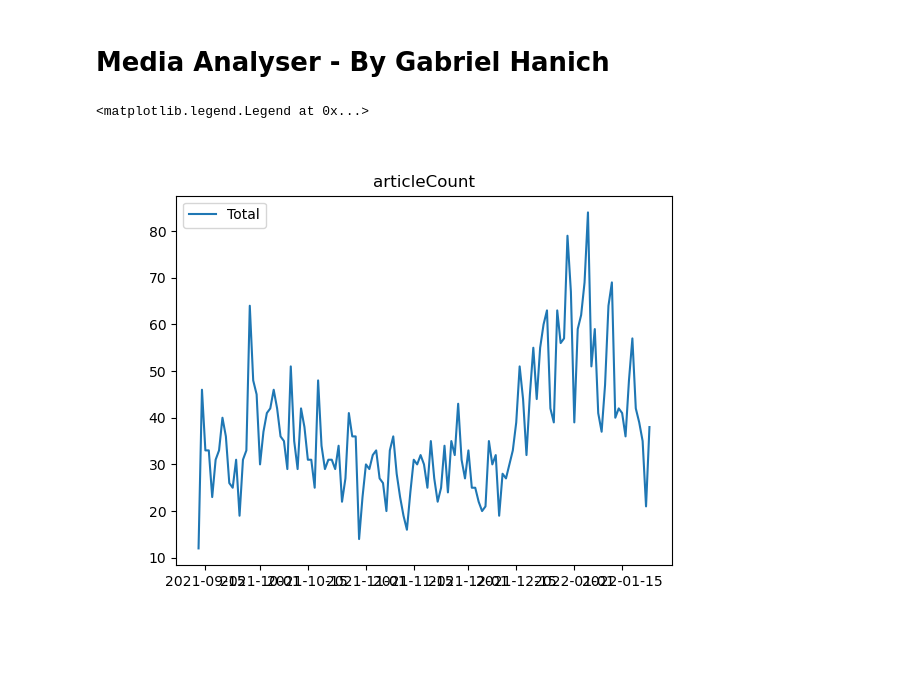
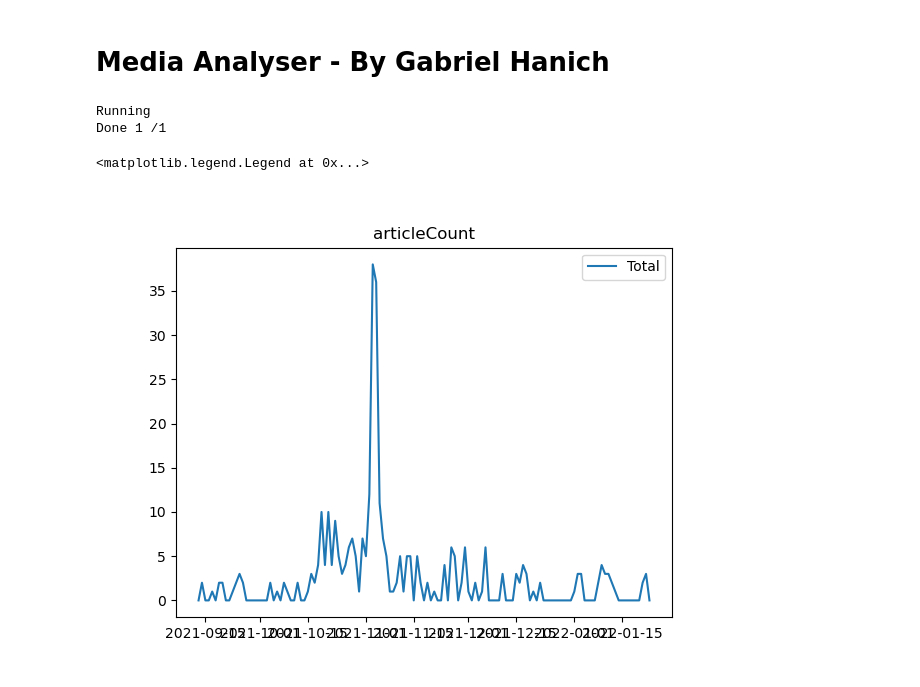
Before and after one commit to gabriel-hanich/Aus-Media-Study, a Jupyter notebook: Analysing/notebooks/Analyser.ipynb, the cells around one changed output. Cells and saved outputs as stored; diff of their text form; code cells hidden in the pictures; blank space fills up the shorter version.

```diff
--- a/Analysing/notebooks/Analyser.ipynb
+++ b/Analysing/notebooks/Analyser.ipynb
@@ -94,6 +87,17 @@ def getXYVals(thisOutlet, statType, startDate, endDate, titleSearchWords, common
         except KeyError: # In case outlet has no articles published on that date (Returns empty lists)
             pass
     return xVals, yVals, zVals
+# %%
+# Convert .json data to classes
+with open("../media Outlets.csv") as outletsFile: # Get list of outlets
+    outletsData = GetData(outletsFile)
+
+outlets = []
+for thisOutlet in outletsData:
+    outlets.append(Outlet(thisOutlet[0]))
+
+    with open("../data/" + str(dataVersion) + "/json/" + thisOutlet[0] + ".json", encoding="utf-8") as dataFile:
+        outlets[-1].setDayDict(json.load(dataFile)) # Write daydict to outlet Object
 # %%
 # User settings
 
@@ -103,12 +107,12 @@ startingDate = "13/9/2021"
 endDate = "23/01/2022"
 
 # Outlets
-doSetOutlets = False # Whether to limit search to a set of outlets
-setOutlets = ["The Guardian"] # Only include a set of outlets
+doSetOutlets = True # Whether to limit search to a set of outlets
+setOutlets = [] # Only include a set of outlets
 doTotalOutlets = True # Whether to take the outlets as a total
 
 # Title searching
-titleSearchWords = ["covid", "covid-19"] # Only include articles with headlines containing these words (Leave BLANK to disable)
+titleSearchWords = ["cleo", "smith", "carnarvon"] # Only include articles with headlines containing these words (Leave BLANK to disable)
 
 # Similar Words settings
 doSimilarWords = False # Whether to scan reddit for similar words to the title search words
@@ -126,7 +130,7 @@ endDate = datetime.strptime(endDate, "%d/%m/%Y")
 # %%
 # Combine all outlets into one if doTotalOutlets == True
 if doTotalOutlets:
-    totalOutlet = outlet("Total")
+    totalOutlet = Outlet("Total")
     thisDayDict = {}
     for date in daterange(startingDate, endDate):
         strDate = datetime.strftime(date, "%d/%m/%Y")
@@ -145,7 +149,8 @@ if doTotalOutlets:
 if doSimilarWords:
     print("Starting")
     similarSearchWords = []
-
+    reddit = praw.Reddit(client_id='GRD68owJs221Qw', client_secret='K1ug6GHtgHiKxkcHBpiO3ei7yRtDWQ', user_agent='Gabriel')
+    all = reddit.subreddit("all") # Create subreddit object
     for sectionIndex, section in enumerate(titleSearchWords):
         sectionKeyWords = []
         # Flatten section into single list containing all the words
@@ -195,8 +200,8 @@ else:
 # Plot data
 fig, ax = plt.subplots(1)
 ax.set_title(chartType)
-
-for mediaOutlet in plotOutlets:
+print("Running")
+for mediaIndex, mediaOutlet in enumerate(plotOutlets):
     try:
         if not doSetDates: # Auto Generate first and last dates if NOT doSetDates
             startingDate = list(mediaOutlet.dayDict.keys())[0] # Get date of first article
@@ -209,36 +214,38 @@ for mediaOutlet in plotOutlets:
         continue
 
     doMultiCategories = False # If multiple catergories off search words is given
     if len(titleSearchWords) != 0:
         if type(titleSearchWords[0]) == list:
             doMultiCategories = True
             for searchList in titleSearchWords:
                 xVals, yVals, zVals = getXYVals(mediaOutlet, chartType, startingDate, endDate, searchList, commonWordCount)
                 mediaOutlet.setVals(xVals, yVals, zVals)
                 ax.plot(xVals, yVals, label=mediaOutlet.name + " [" + str(searchList[0]) + "]")
 
                 if len(zVals) != 0: # If there are annotations present
                     for dayIndex, dayPoint in enumerate(zVals):
                         for i in range(len(dayPoint)):
                             ax.annotate(dayPoint[i][0], (xVals[dayIndex], yVals[dayIndex] - i))
     if not doMultiCategories:
         xVals, yVals, zVals = getXYVals(mediaOutlet, chartType, startingDate, endDate, plotSearchWords, commonWordCount)
         mediaOutlet.setVals(xVals, yVals, zVals)
         ax.plot(xVals, yVals, label=mediaOutlet.name)
 
         if len(zVals) != 0: # If there are annotations present
             for dayIndex, dayPoint in enumerate(zVals):
                 for i in range(len(dayPoint)):
                     ax.annotate(dayPoint[i][0], (xVals[dayIndex], yVals[dayIndex] - i))
-
+    print("Done " + str(mediaIndex + 1) + " /" + str(len(plotOutlets)))
 
 if chartType == "avgSentiment": # Set yLim to max and min possible sentiment scores
     plt.ylim(-1, 1)
 
 ax.legend()
 # %% [output]
-<matplotlib.legend.Legend at 0x...>
+Running
+Done 1 /1
+<matplotlib.legend.Legend at 0x...>
-[figure, old version]
+[figure, new version]
 # %%
 # Text outputs
 for mediaOutlet in plotOutlets:
```
Also changed, not shown: parts of 11 cells of this notebook, 4 other files.
